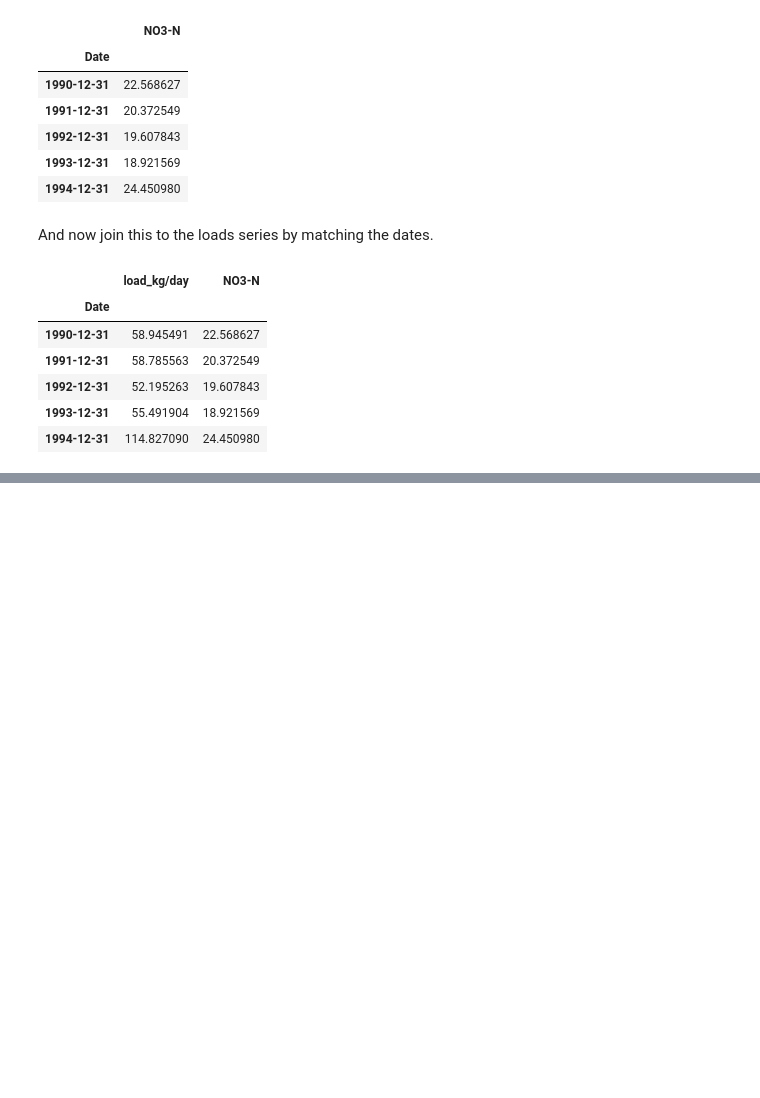
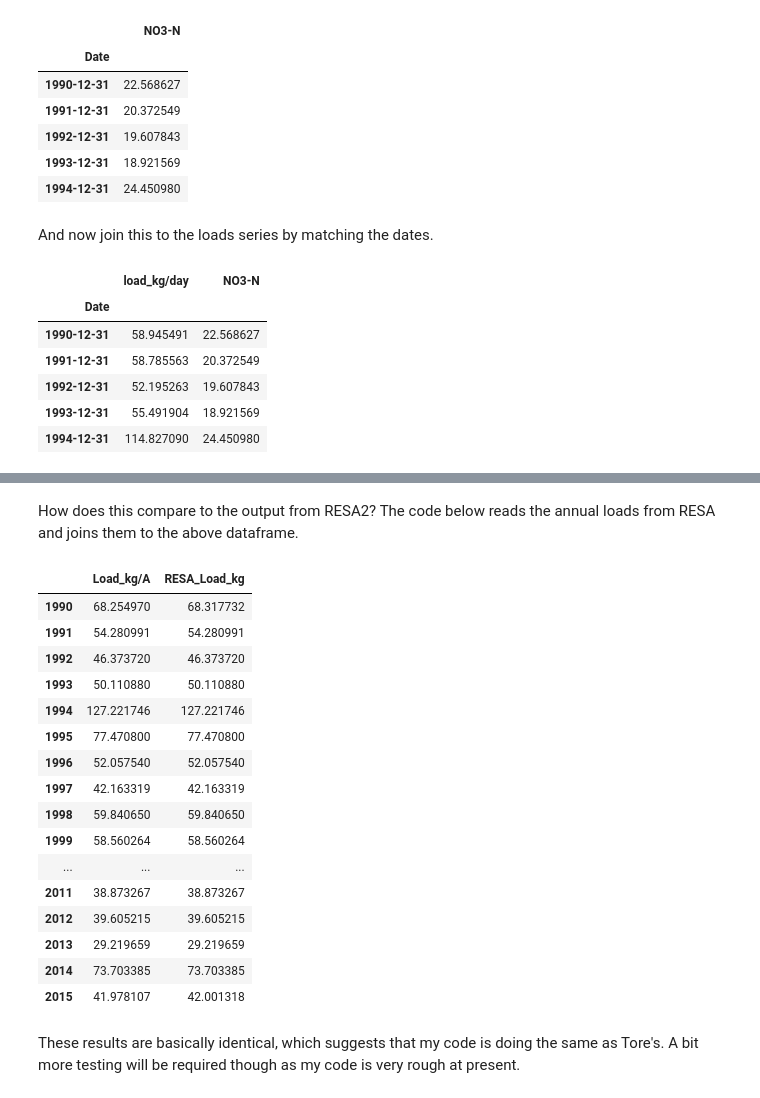
Before and after one commit to JamesSample/misc, a Jupyter notebook: basic_python_loads.ipynb, the cells around one changed output, grey strips where cells are left out. Cells and saved outputs as stored; diff of their text form; code cells hidden in the pictures; blank space fills up the shorter version.

Commit message:
Write loads function and compare to RESA2

```diff
--- a/basic_python_loads.ipynb
+++ b/basic_python_loads.ipynb
@@ -224,0 +245,7 @@ mpld3.display()
+# %%
+# Import custom functions
+import imp
+resa2_basic_path = (r'C:\Data\James_Work\Staff\Heleen_d_W\ICP_Waters\Upload_Template'
+                    r'\useful_resa2_code.py')
+
+resa2_basic = imp.load_source('useful_resa2_code', resa2_basic_path)
@@ -224,0 +282,5 @@ mpld3.display()
+# %%
+# Calculate annual loads
+df = resa2_basic.simple_loads('LAE01', 'NO3-N', '1990-01-01', '2015-12-31')
+df.index = df.index.year
+df.head()
@@ -224,0 +294,29 @@ mpld3.display()
+# %% [markdown]
+How does this compare to the output from RESA2? The code below reads the annual loads from RESA and joins them to the above dataframe.
+# %%
+# Read data
+in_xlsx = r'C:\Data\James_Work\Staff\Kari_A\Python_Example\Example_Data\loads_from_resa2.xlsx'
+resa_df = pd.read_excel(in_xlsx, sheetname='DATA', index_col=0)
+
+df = df.join(resa_df)
+df
+# %% [output]
+|  | Load_kg/A | RESA_Load_kg |
+| 1990 | 68.254970 | 68.317732 |
+| 1991 | 54.280991 | 54.280991 |
+| 1992 | 46.373720 | 46.373720 |
+| 1993 | 50.110880 | 50.110880 |
+| 1994 | 127.221746 | 127.221746 |
+| 1995 | 77.470800 | 77.470800 |
+| 1996 | 52.057540 | 52.057540 |
+| 1997 | 42.163319 | 42.163319 |
+| 1998 | 59.840650 | 59.840650 |
+| 1999 | 58.560264 | 58.560264 |
+| ... | ... | ... |
+| 2011 | 38.873267 | 38.873267 |
+| 2012 | 39.605215 | 39.605215 |
+| 2013 | 29.219659 | 29.219659 |
+| 2014 | 73.703385 | 73.703385 |
+| 2015 | 41.978107 | 42.001318 |
+# %% [markdown]
+These results are basically identical, which suggests that my code is doing the same as Tore's. A bit more testing will be required though as my code is very rough at present.
```
Also changed, not shown: parts of 3 cells of this notebook.
